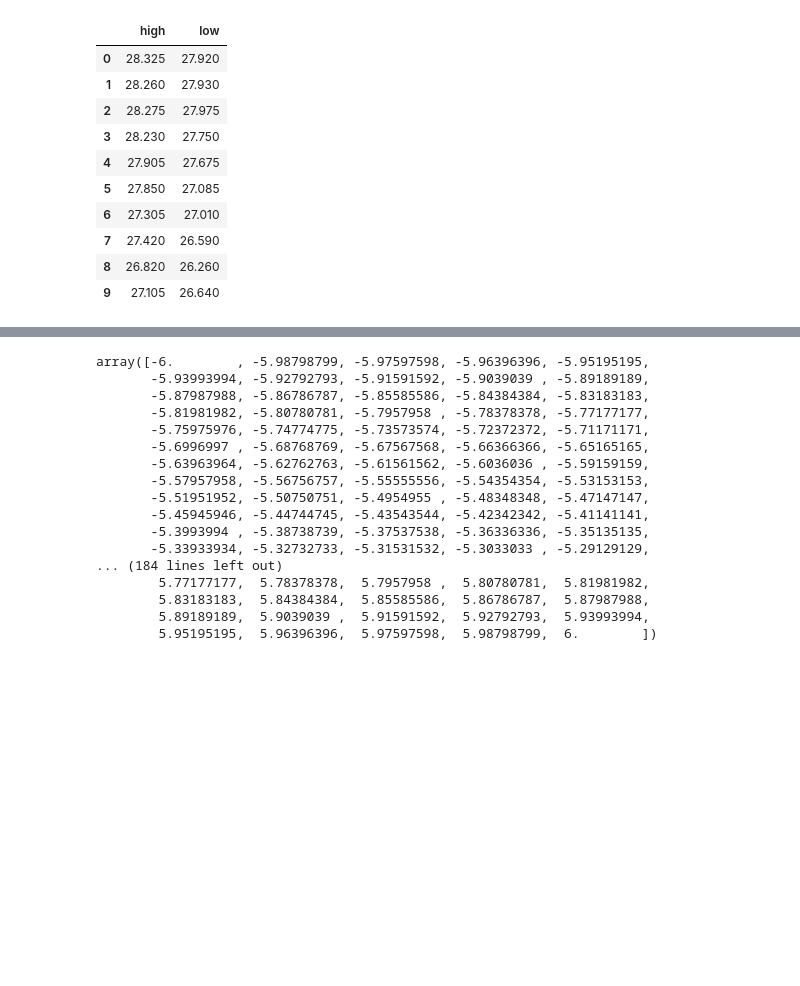
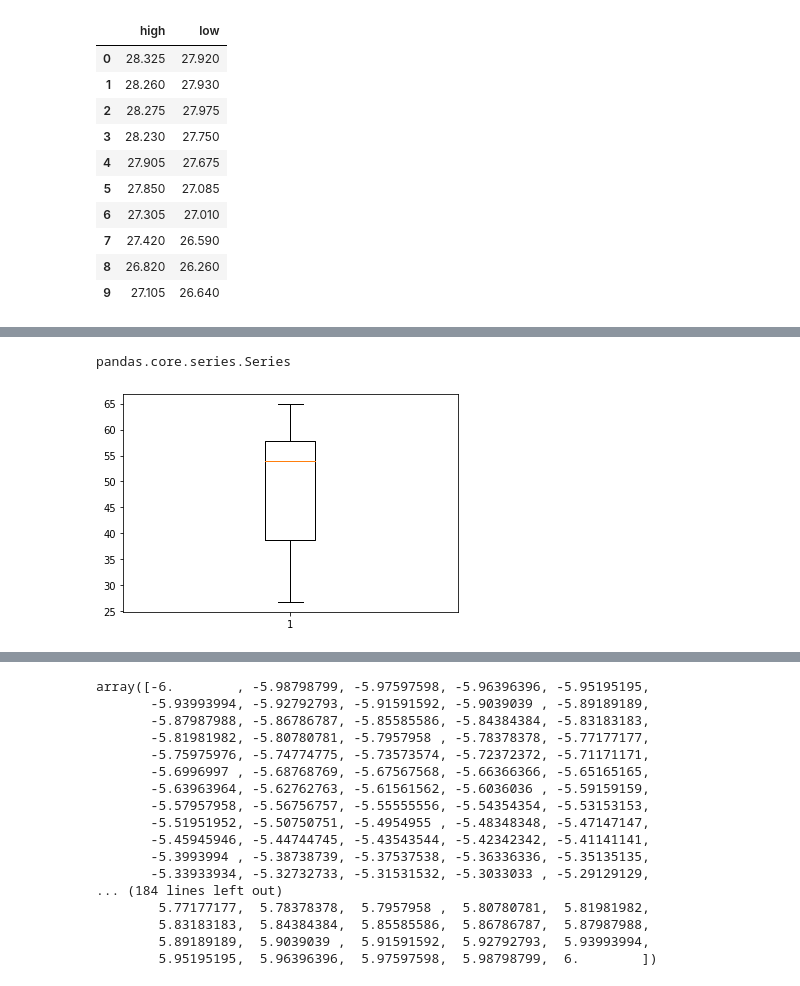
Before and after one commit to gauravpks/ml-repo, a Jupyter notebook: 1.PreML_Python.ipynb, the cells around one changed output, grey strips where cells are left out. Saved outputs shown, nothing was run; the diff lists cells and outputs as text; code cells hidden in the pictures; blank space fills up the shorter version.

```diff
--- a/1.PreML_Python.ipynb
+++ b/1.PreML_Python.ipynb
@@ -670,3 +594,12 @@ plt.show()
+# %%
+type(df['high'])
+# %% [output]
+pandas.core.series.Series
+# %%
+plt.boxplot(df['high'])
+plt.show()
+# %% [output]
+[figure, added]
 # %%
 import matplotlib.pyplot as plt
 %matplotlib inline
```
Also changed, not shown: parts of 31 cells of this notebook.
